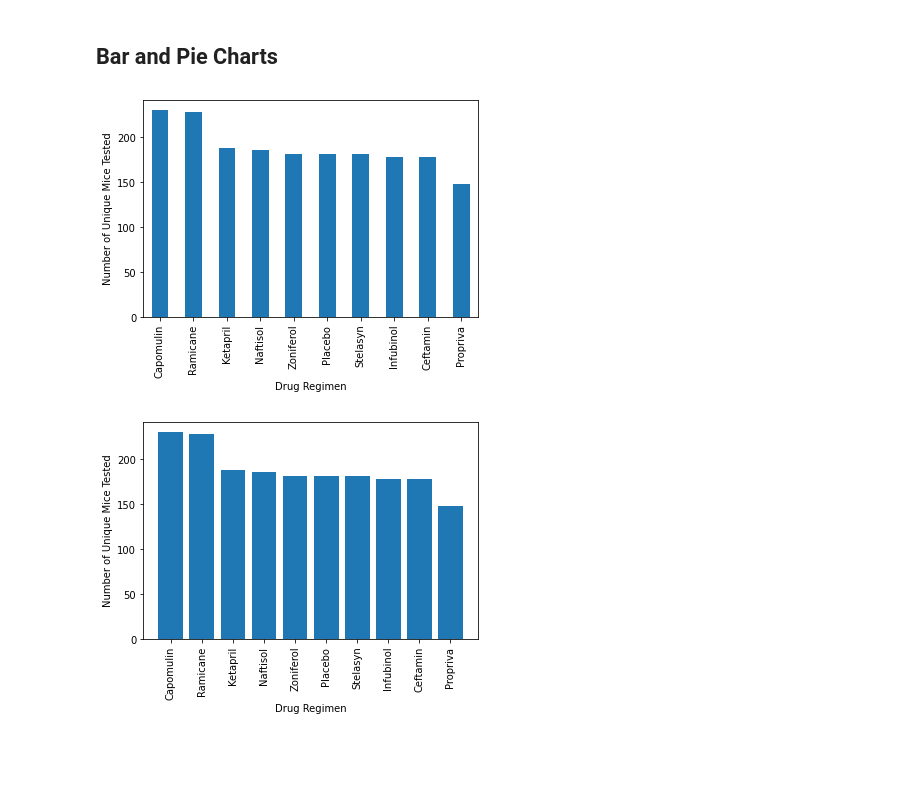
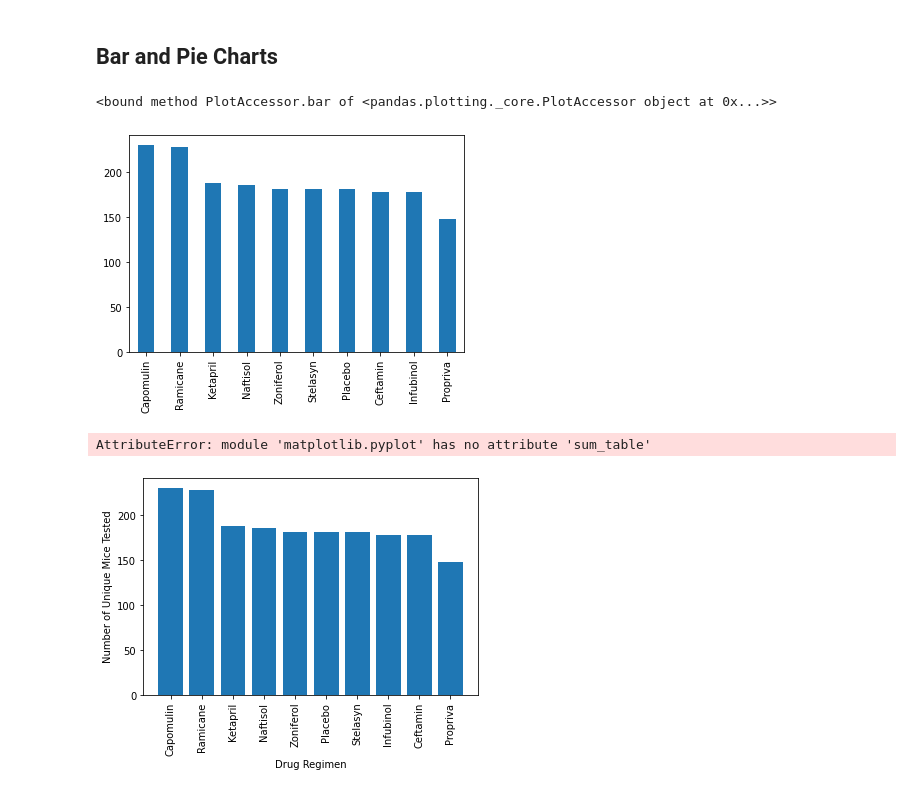
Before and after one commit to carolyan1/Matplotlib-Challenge, a Jupyter notebook: Pymaceuticals/Pymaceuticals_Starter.ipynb, the cells around one changed output. Cells and saved outputs as stored; diff of their text form; code cells hidden in the pictures; blank space fills up the shorter version.

Commit message:
bar chart

```diff
--- a/Pymaceuticals/Pymaceuticals_Starter.ipynb
+++ b/Pymaceuticals/Pymaceuticals_Starter.ipynb
@@ -113,8 +139,15 @@ TypeError: 'method' object is not subscriptable
 ## Bar and Pie Charts
 # %%
 # Generate a bar plot showing the total number of measurements taken on each drug regimen using pandas.
+Mice_number_clean['Drug Regimen'].value_counts().plot(kind='bar')
 # %% [output]
+<bound method PlotAccessor.bar of <pandas.plotting._core.PlotAccessor object at 0x...>>
-[figure, old version]
+[figure, new version]
+# %%
+x_axis = np.
+plt.bar(x_axism )
+# %% [output]
+AttributeError: module 'matplotlib.pyplot' has no attribute 'sum_table'
 # %%
 # Generate a bar plot showing the total number of measurements taken on each drug regimen using using pyplot.
 # %% [output]
```
Also changed, not shown: parts of 2 cells of this notebook.
